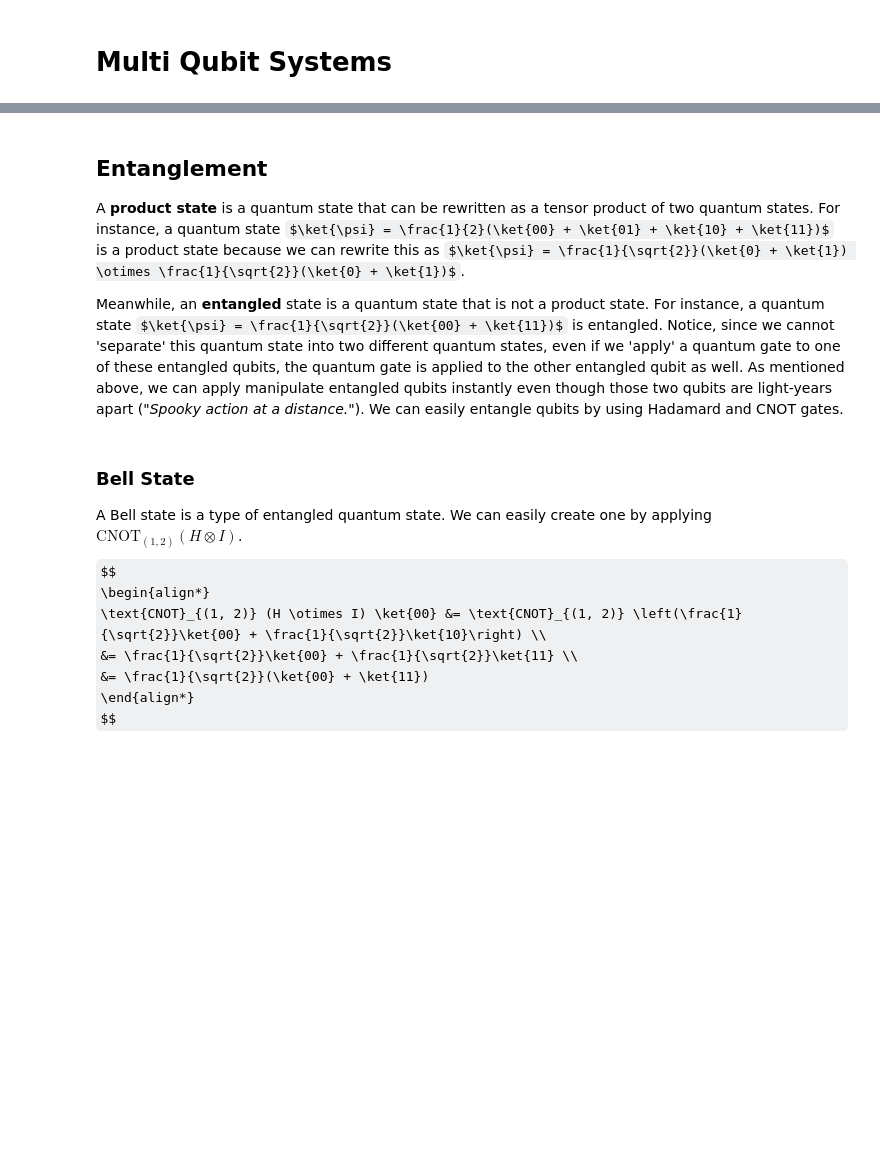
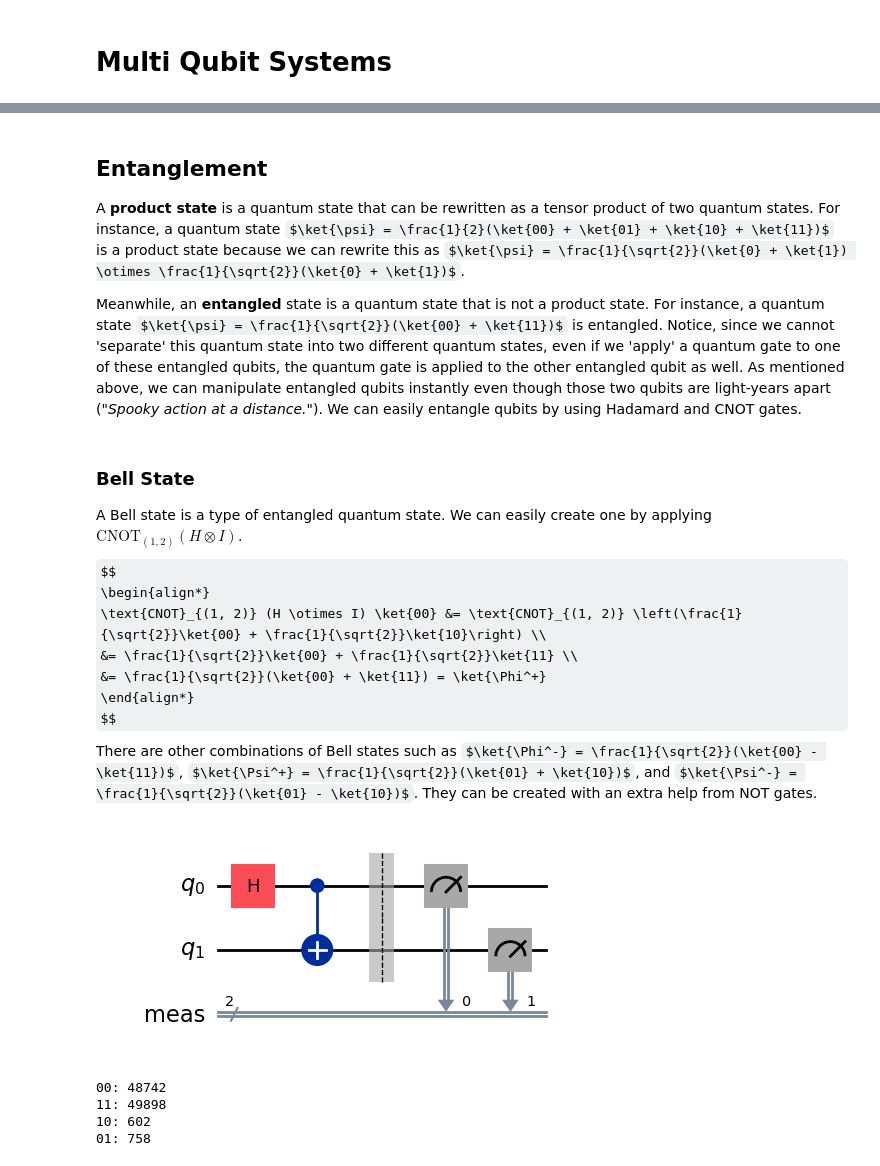
Before and after one commit to Luxque/Quantum-Computing-in-Design-Optimization, a Jupyter notebook: notebooks/multi.ipynb, the cells around one changed output, grey strips where cells are left out. Drawn from its saved outputs; the diff is of its cells as text; code cells hidden in the pictures; some formulas as TeX source; blank space fills up the shorter version.

```diff
--- a/notebooks/multi.ipynb
+++ b/notebooks/multi.ipynb
@@ -263,7 +316,7 @@ For instance, a quantum state $\ket{\psi} = \frac{1}{2}(\ket{00} + \ket{01} + \k
 Meanwhile, an **entangled** state is a quantum state that is not a product state.
 For instance, a quantum state $\ket{\psi} = \frac{1}{\sqrt{2}}(\ket{00} + \ket{11})$ is entangled.
 Notice, since we cannot 'separate' this quantum state into two different quantum states, even if we 'apply' a quantum gate to one of these entangled qubits, the quantum gate is applied to the other entangled qubit as well.
-As mentioned above, we can apply manipulate entangled qubits instantly even though those two qubits are light-years apart (*"Spooky action at a distance."*).
+As mentioned above, we can manipulate entangled qubits instantly even though those two qubits are light-years apart (*"Spooky action at a distance."*).
 We can easily entangle qubits by using Hadamard and CNOT gates.
 # %% [markdown]
 ### Bell State
@@ -274,14 +327,42 @@ $$
 \begin{align*}
     \text{CNOT}_{(1, 2)} (H \otimes I) \ket{00} &= \text{CNOT}_{(1, 2)} \left(\frac{1}{\sqrt{2}}\ket{00} + \frac{1}{\sqrt{2}}\ket{10}\right) \\
     &= \frac{1}{\sqrt{2}}\ket{00} + \frac{1}{\sqrt{2}}\ket{11} \\
-    &= \frac{1}{\sqrt{2}}(\ket{00} + \ket{11})
+    &= \frac{1}{\sqrt{2}}(\ket{00} + \ket{11}) = \ket{\Phi^+}
 \end{align*}
 $$
+There are other combinations of Bell states such as $\ket{\Phi^-} = \frac{1}{\sqrt{2}}(\ket{00} - \ket{11})$, $\ket{\Psi^+} = \frac{1}{\sqrt{2}}(\ket{01} + \ket{10})$, and $\ket{\Psi^-} = \frac{1}{\sqrt{2}}(\ket{01} - \ket{10})$.
+They can be created with an extra help from NOT gates.
 # %%
 qc = QuantumCircuit(2)
 qc.h(0)
 qc.cx(0, 1)
+qc.measure_all()
 qc.draw('mpl')
+# %% [output]
+[figure, added]
+# %%
+# Transpiling the circuit.
+
+pm = generate_preset_pass_manager(optimization_level=0, backend=backend)
+trans_qc = pm.run(qc)
+
+# Sending a job.
+
+sampler = Sampler(mode=backend)
+job = sampler.run([trans_qc], shots=shots)
+
+# Printing the result.
+
+result = job.result()
+bit_str_dict = result[0].data.meas.get_counts()
+
+for bit_str in bit_str_dict:
+    print(f"{bit_str}: {bit_str_dict[bit_str]}")
+# %% [output]
+00: 48742
+11: 49898
+10: 602
+01: 758
 # %% [markdown]
 ### GHZ State
 
```
Also changed, not shown: parts of 31 cells of this notebook.
